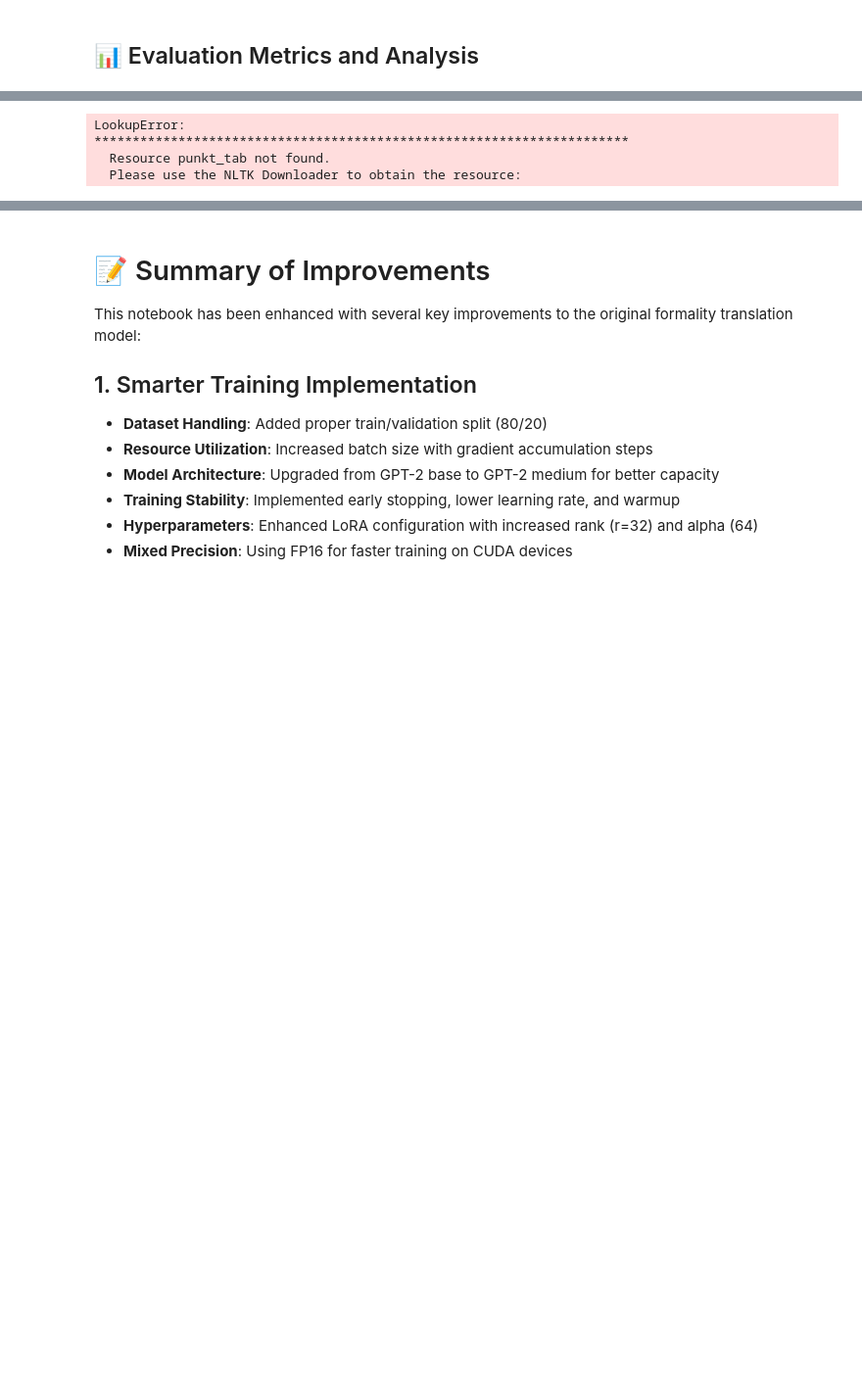
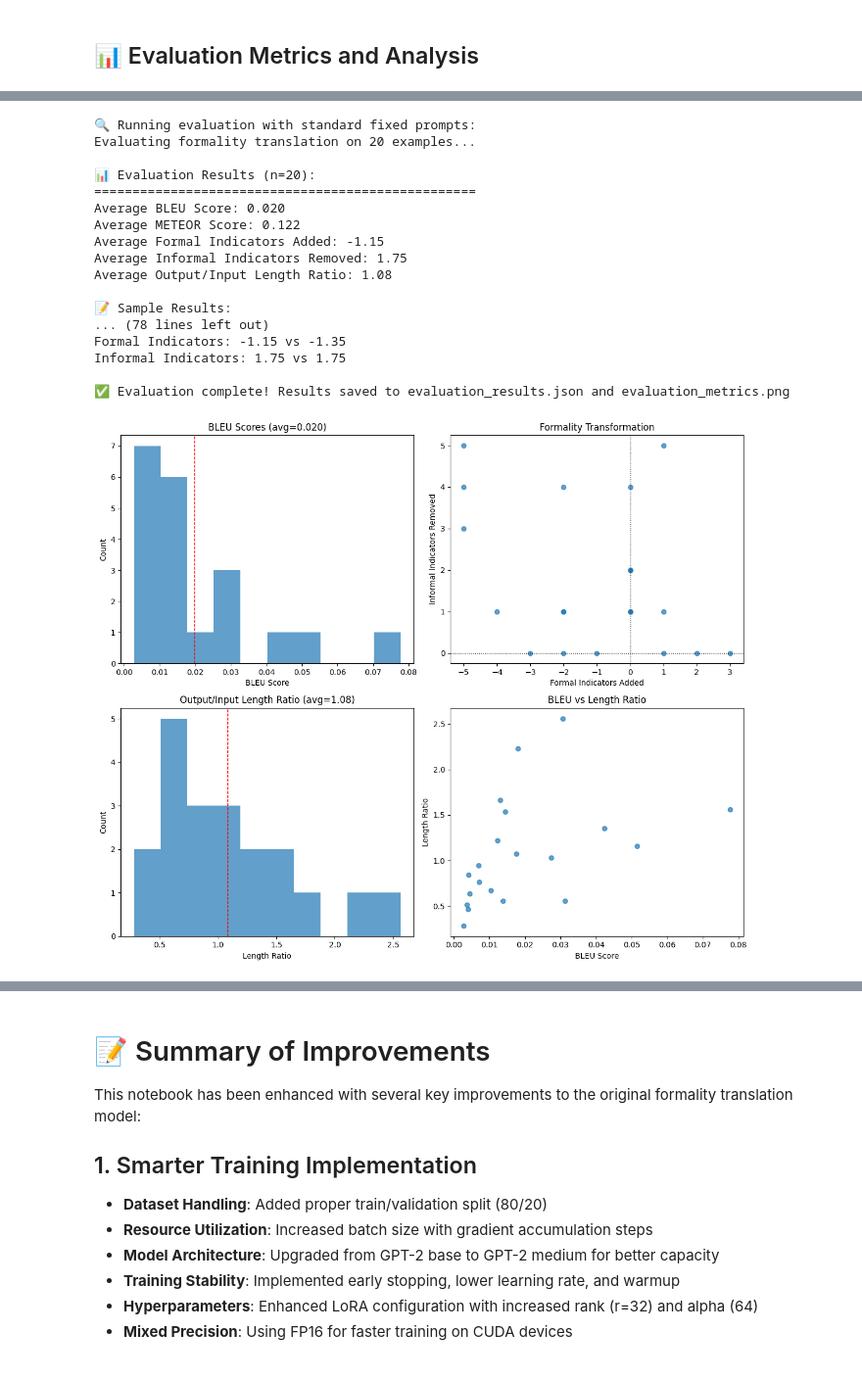
Before and after one commit to Hearlvein/formalizer, a Jupyter notebook: formalizer-gpt2.ipynb, the cells around one changed output, grey strips where cells are left out. Shown at 98% size. Drawn from its saved outputs; the diff is of its cells as text; code cells hidden in the pictures; blank space fills up the shorter version.

Commit message:
gpt2-medium with evaluation using nltk and BLEU

```diff
--- a/formalizer-gpt2.ipynb
+++ b/formalizer-gpt2.ipynb
@@ -620,12 +620,11 @@ import re
 import matplotlib.pyplot as plt
 from datetime import datetime
 
-# Download required NLTK data
-try:
-    nltk.download('punkt', quiet=True)
-    nltk.download('wordnet', quiet=True)
-except:
-    pass
+# Download required NLTK data - more comprehensive downloads
+nltk.download('punkt')
+nltk.download('punkt_tab')  # Explicitly download punkt_tab
+nltk.download('wordnet')
+nltk.download('omw-1.4')  # Open Multilingual WordNet
 
 # Define formal/informal indicators based on linguistic features
 formal_indicators = {
@@ -876,4 +880,18 @@ Evaluating formality translation on 20 examples...
-LookupError:
-**********************************************************************
-  Resource punkt_tab not found.
-  Please use the NLTK Downloader to obtain the resource:
+🔍 Running evaluation with standard fixed prompts:
+Evaluating formality translation on 20 examples...
+
+📊 Evaluation Results (n=20):
+==================================================
+Average BLEU Score: 0.020
+Average METEOR Score: 0.122
+Average Formal Indicators Added: -1.15
+Average Informal Indicators Removed: 1.75
+Average Output/Input Length Ratio: 1.08
+
+📝 Sample Results:
+... (78 lines left out)
+Formal Indicators: -1.15 vs -1.35
+Informal Indicators: 1.75 vs 1.75
+
+✅ Evaluation complete! Results saved to evaluation_results.json and evaluation_metrics.png
+[figure, added]
```
Also changed, not shown: parts of 1 cell of this notebook.
